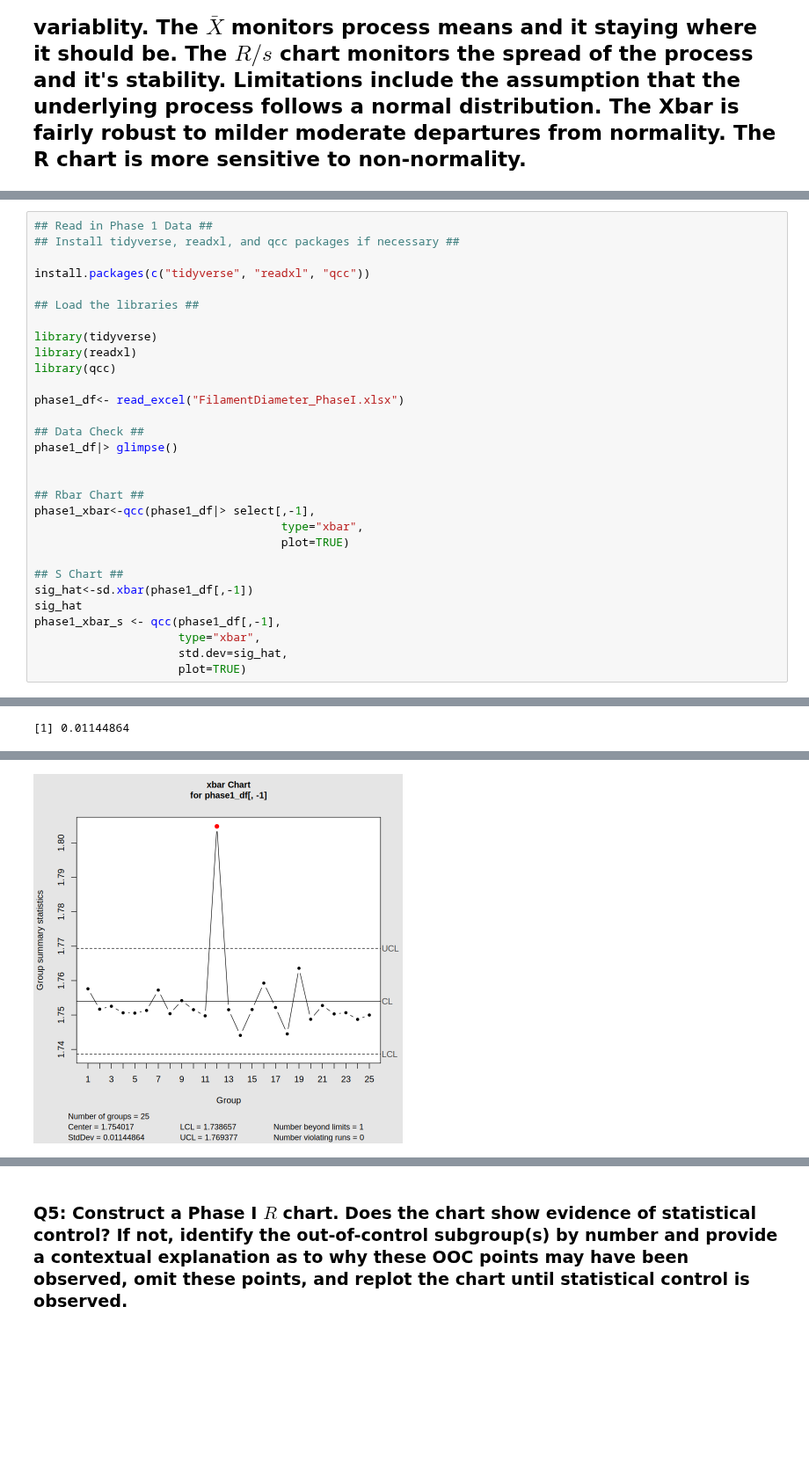
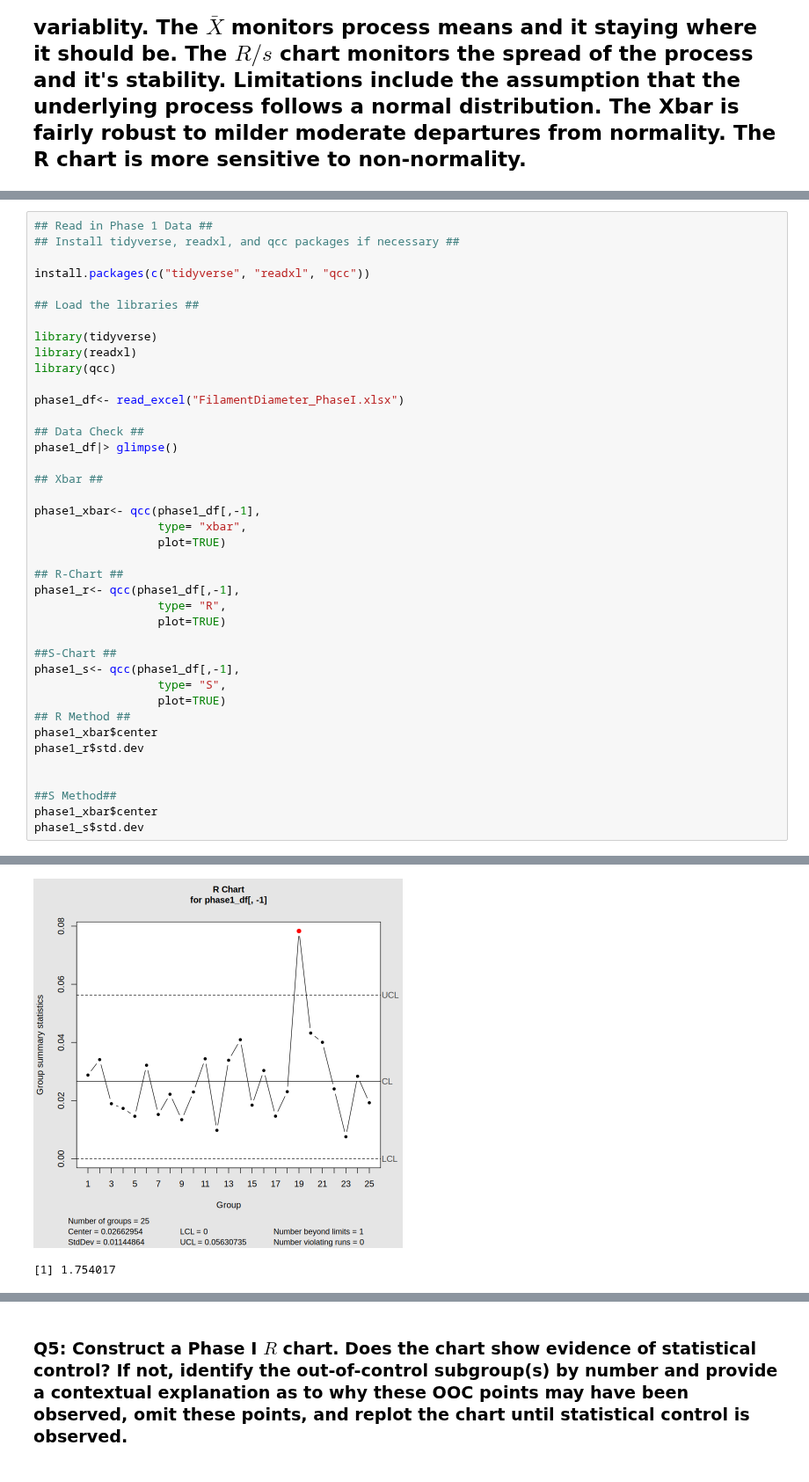
Before and after one commit to garrettspringsted/STAT-7110-Quality-Control, a Jupyter notebook: Assignments/HW1/STAT-7110-HW1.ipynb, the cells around one changed output, grey strips where cells are left out. Shown at 88% size. Saved outputs shown, nothing was run; the diff lists cells and outputs as text; blank space fills up the shorter version.

```diff
--- a/Assignments/HW1/STAT-7110-HW1.ipynb
+++ b/Assignments/HW1/STAT-7110-HW1.ipynb
@@ -99,19 +99,29 @@ phase1_df<- read_excel("FilamentDiameter_PhaseI.xlsx")
 ## Data Check ##
 phase1_df|> glimpse()
 
+## Xbar ##
 
-## Rbar Chart ##
-phase1_xbar<-qcc(phase1_df|> select[,-1],
-                                    type="xbar",
-                                    plot=TRUE)
+phase1_xbar<- qcc(phase1_df[,-1],
+                  type= "xbar",
+                  plot=TRUE)
 
-## S Chart ##
-sig_hat<-sd.xbar(phase1_df[,-1])
-sig_hat
-phase1_xbar_s <- qcc(phase1_df[,-1],
-                     type="xbar",
-                     std.dev=sig_hat,
-                     plot=TRUE)
+## R-Chart ##
+phase1_r<- qcc(phase1_df[,-1],
+                  type= "R",
+                  plot=TRUE)
+
+##S-Chart ##
+phase1_s<- qcc(phase1_df[,-1],
+                  type= "S",
+                  plot=TRUE)
+## R Method ##
+phase1_xbar$center
+phase1_r$std.dev
+
+
+##S Method##
+phase1_xbar$center
+phase1_s$std.dev
 # %% [output]
 Installing packages into ‘/usr/local/lib/R/site-library’
 (as ‘lib’ is unspecified)
@@ -137,4 +133,3 @@ $ Meas2    <dbl> 1.742690, 1.733264, 1.745186, 1.746130, 1.757228, 1.769405, 1
 $ Meas3    <dbl> 1.771452, 1.767347, 1.753372, 1.747787, 1.745419, 1.752795, 1…
 $ Meas4    <dbl> 1.758564, 1.761277, 1.763998, 1.747608, 1.755608, 1.750858, 1…
 $ Meas5    <dbl> 1.755669, 1.744550, 1.745075, 1.748262, 1.742620, 1.737254, 1…
-[1] 0.01144864
@@ -142 +137,2 @@ $ Meas5    <dbl> 1.755669, 1.744550, 1.745075, 1.748262, 1.742620, 1.737254, 1
-[figure, old version]
+[figure, new version]
+[1] 1.754017
```
Also changed, not shown: parts of 2 cells of this notebook.
